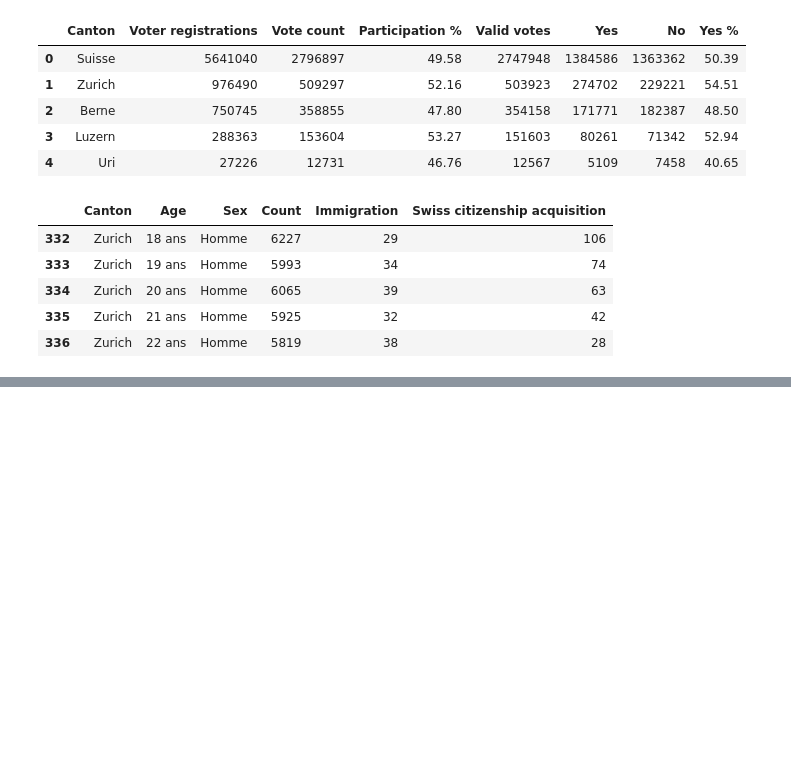
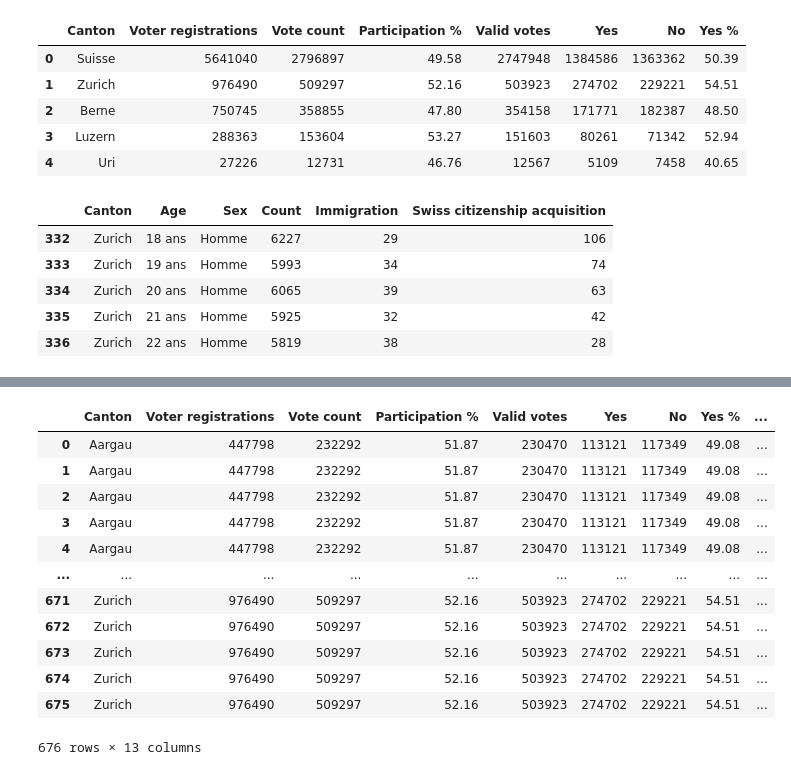
Before and after one commit to Rolph1/Online-privacy-votation-data-analysis, a Jupyter notebook: analysis.ipynb, the cells around one changed output, grey strips where cells are left out. Cells and saved outputs as stored; diff of their text form; code cells hidden in the pictures; blank space fills up the shorter version.

```diff
--- a/analysis.ipynb
+++ b/analysis.ipynb
@@ -140,6 +179,18 @@ eid_df.head()
 # %%
-df = pd.DataFrame({
-    "Canton": cantons_df["Canton"].unique
-
-})
+data_df = pd.merge(left=eid_df, right=cantons_df, left_on="Canton", right_on="Canton", how="inner")
+data_df
+# %% [output]
+|  | Canton | Voter registrations | Vote count | Participation % | Valid votes | Yes | No | Yes % | ... |
+| 0 | Aargau | 447798 | 232292 | 51.87 | 230470 | 113121 | 117349 | 49.08 | ... |
+| 1 | Aargau | 447798 | 232292 | 51.87 | 230470 | 113121 | 117349 | 49.08 | ... |
+| 2 | Aargau | 447798 | 232292 | 51.87 | 230470 | 113121 | 117349 | 49.08 | ... |
+| 3 | Aargau | 447798 | 232292 | 51.87 | 230470 | 113121 | 117349 | 49.08 | ... |
+| 4 | Aargau | 447798 | 232292 | 51.87 | 230470 | 113121 | 117349 | 49.08 | ... |
+| ... | ... | ... | ... | ... | ... | ... | ... | ... | ... |
+| 671 | Zurich | 976490 | 509297 | 52.16 | 503923 | 274702 | 229221 | 54.51 | ... |
+| 672 | Zurich | 976490 | 509297 | 52.16 | 503923 | 274702 | 229221 | 54.51 | ... |
+| 673 | Zurich | 976490 | 509297 | 52.16 | 503923 | 274702 | 229221 | 54.51 | ... |
+| 674 | Zurich | 976490 | 509297 | 52.16 | 503923 | 274702 | 229221 | 54.51 | ... |
+| 675 | Zurich | 976490 | 509297 | 52.16 | 503923 | 274702 | 229221 | 54.51 | ... |
+676 rows × 13 columns
 # %%
```
Also changed, not shown: parts of 9 cells of this notebook.
